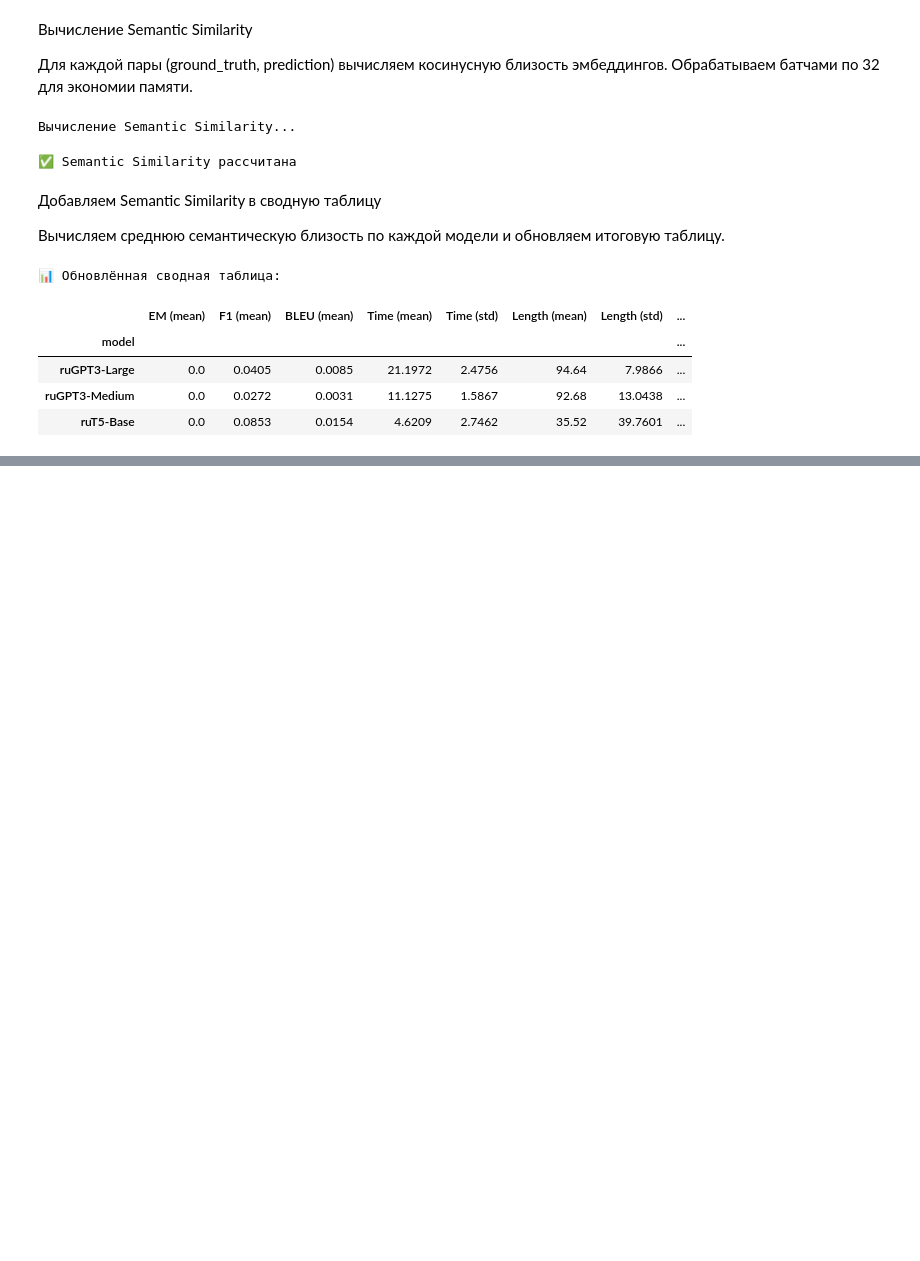
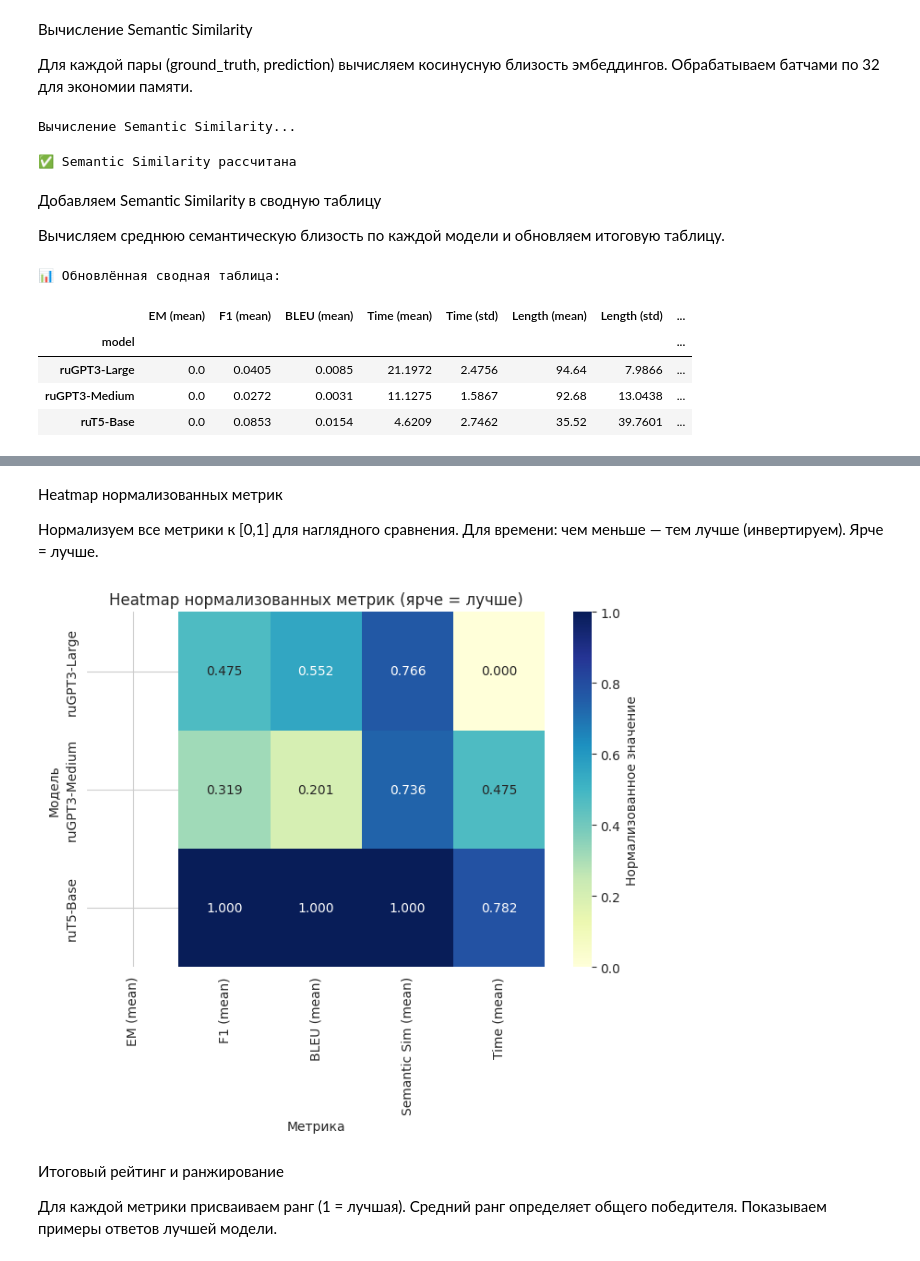
Before and after one commit to felondrum/llm_driven_development_otus, a Jupyter notebook: llm_otus_filippov_hw3.ipynb, the cells around one changed output, grey strips where cells are left out. Cells and saved outputs as stored; diff of their text form; code cells hidden in the pictures; blank space fills up the shorter version.

```diff
--- a/llm_otus_filippov_hw3.ipynb
+++ b/llm_otus_filippov_hw3.ipynb
@@ -574,0 +648,24 @@ agg_metrics
+# %% [markdown]
+Heatmap нормализованных метрик
+
+Нормализуем все метрики к [0,1] для наглядного сравнения. Для времени: чем меньше — тем лучше (инвертируем). Ярче = лучше.
+# %%
+heatmap_data = agg_metrics[['EM (mean)', 'F1 (mean)', 'BLEU (mean)', 'Semantic Sim (mean)']].copy()
+heatmap_normalized = (heatmap_data / heatmap_data.max()).round(3)
+
+# Время: чем меньше, тем лучше — инвертируем
+heatmap_normalized['Time (mean)'] = 1 - (agg_metrics['Time (mean)'] / agg_metrics['Time (mean)'].max())
+
+plt.figure(figsize=(8, 5))
+sns.heatmap(heatmap_normalized, annot=True, cmap='YlGnBu', fmt='.3f',
+       cbar_kws={'label': 'Нормализованное значение'})
+plt.title('Heatmap нормализованных метрик (ярче = лучше)')
+plt.ylabel('Модель')
+plt.xlabel('Метрика')
+plt.show()
+# %% [output]
+[figure, added]
+# %% [markdown]
+Итоговый рейтинг и ранжирование
+
+Для каждой метрики присваиваем ранг (1 = лучшая). Средний ранг определяет общего победителя. Показываем примеры ответов лучшей модели.
```
Also changed, not shown: parts of 9 cells of this notebook.
